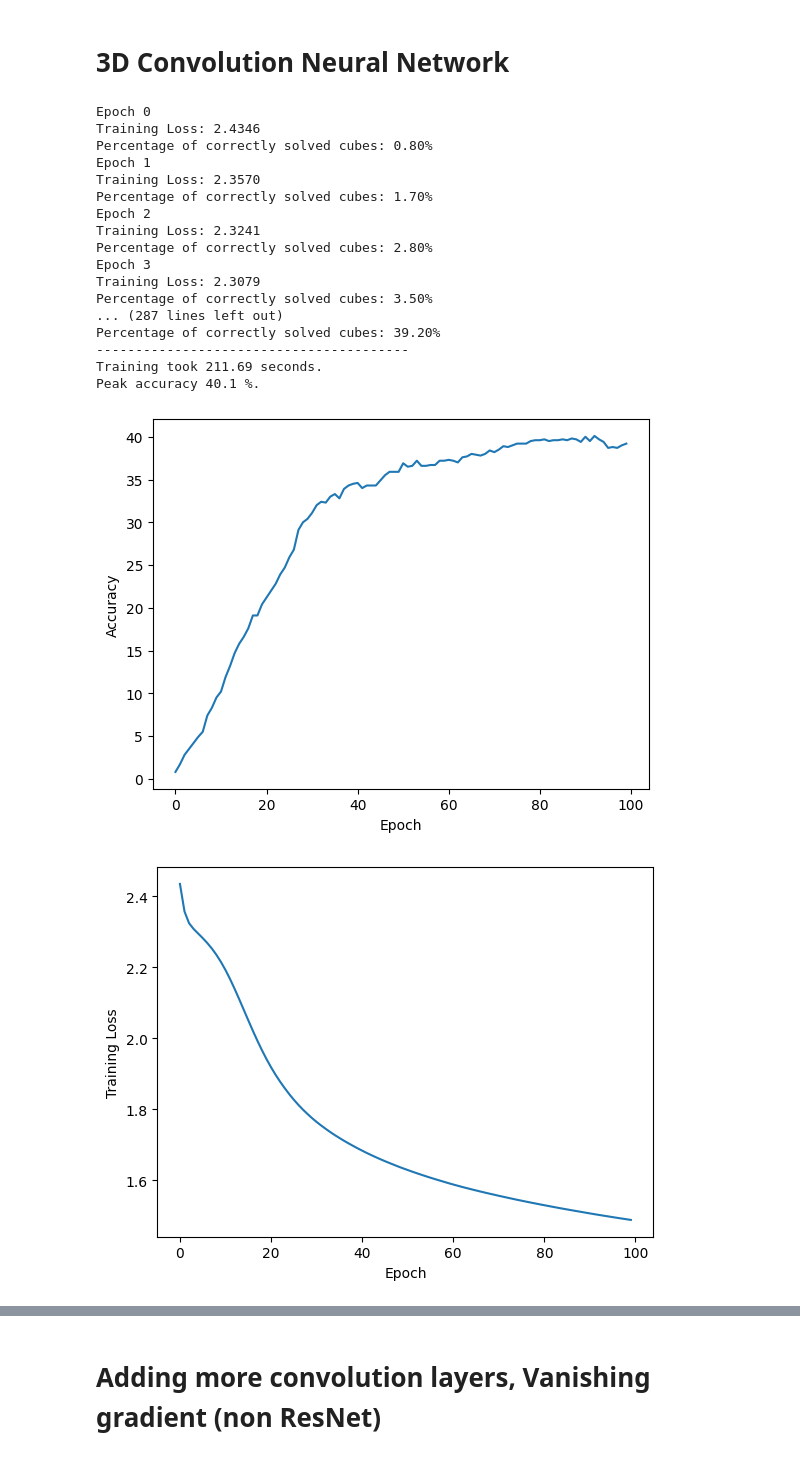
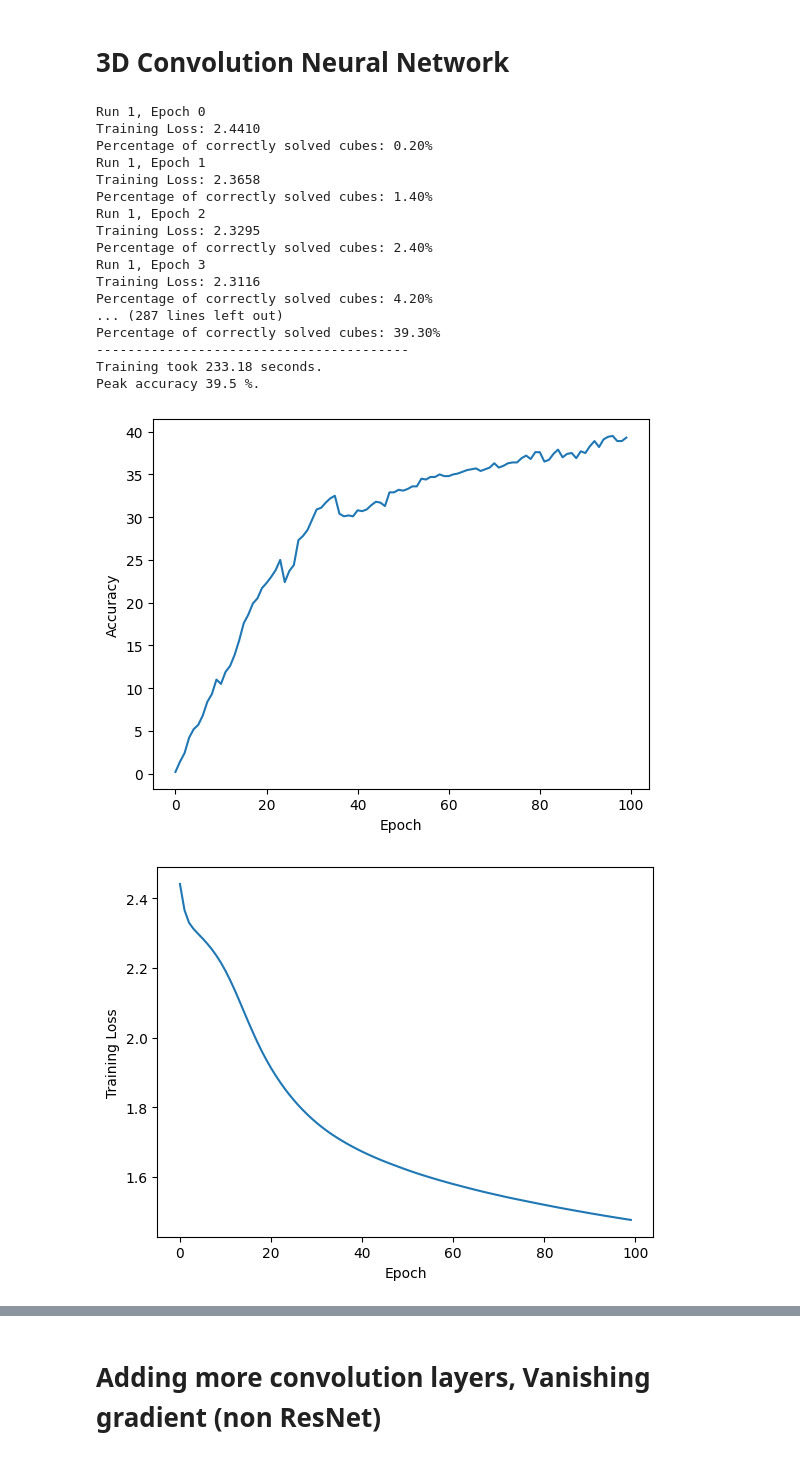
Before and after one commit to kvnjthms/rubiks, a Jupyter notebook: rubiks.ipynb, the cells around one changed output, grey strips where cells are left out. Cells and saved outputs as stored; diff of their text form; code cells hidden in the pictures.

```diff
--- a/rubiks.ipynb
+++ b/rubiks.ipynb
@@ -187,7 +208,7 @@ class RubiksSolverNetwork(torch.nn.Module):
             output = self.forward(cubes)
             # output is of shape 32x12
 
-            # cross-entropy loss
+            # calculating loss
             log_probs = torch.log_softmax(output, dim=1)  # Log probabilities
             # at this point, log_probs is a matrix of shape 32x12
             best_log_probs = log_probs[range(len(best_moves)), best_moves]
@@ -253,28 +274,27 @@ class RubiksSolverNetwork(torch.nn.Module):
         # Fully connected layers
         x = F.relu(self.fc1(x))  # Output shape: (batch_size, 128)
         return self.fc2(x)  # Output shape: (batch_size, 12)
-
-
-# Instantiate the neural network
-net = RubiksSolverNetwork(train_dataset, eval_dataset)
-train_and_display(net)
-# %% [output]
-Epoch 0
-Training Loss: 2.4346
-Percentage of correctly solved cubes: 0.80%
-Epoch 1
-Training Loss: 2.3570
-Percentage of correctly solved cubes: 1.70%
-Epoch 2
-Training Loss: 2.3241
-Percentage of correctly solved cubes: 2.80%
-Epoch 3
-Training Loss: 2.3079
-Percentage of correctly solved cubes: 3.50%
-... (287 lines left out)
-Percentage of correctly solved cubes: 39.20%
-----------------------------------------
-Training took 211.69 seconds.
-Peak accuracy 40.1 %.
-[figure, removed]
-[figure, removed]
+# %%
+# Instantiate the neural network
+
+train_and_display(lambda: RubiksSolverNetwork(train_dataset, eval_dataset))
+# %% [output]
+Run 1, Epoch 0
+Training Loss: 2.4410
+Percentage of correctly solved cubes: 0.20%
+Run 1, Epoch 1
+Training Loss: 2.3658
+Percentage of correctly solved cubes: 1.40%
+Run 1, Epoch 2
+Training Loss: 2.3295
+Percentage of correctly solved cubes: 2.40%
+Run 1, Epoch 3
+Training Loss: 2.3116
+Percentage of correctly solved cubes: 4.20%
+... (287 lines left out)
+Percentage of correctly solved cubes: 39.30%
+----------------------------------------
+Training took 233.18 seconds.
+Peak accuracy 39.5 %.
+[figure, added]
+[figure, added]
```
Also changed, not shown: parts of 10 cells of this notebook.
